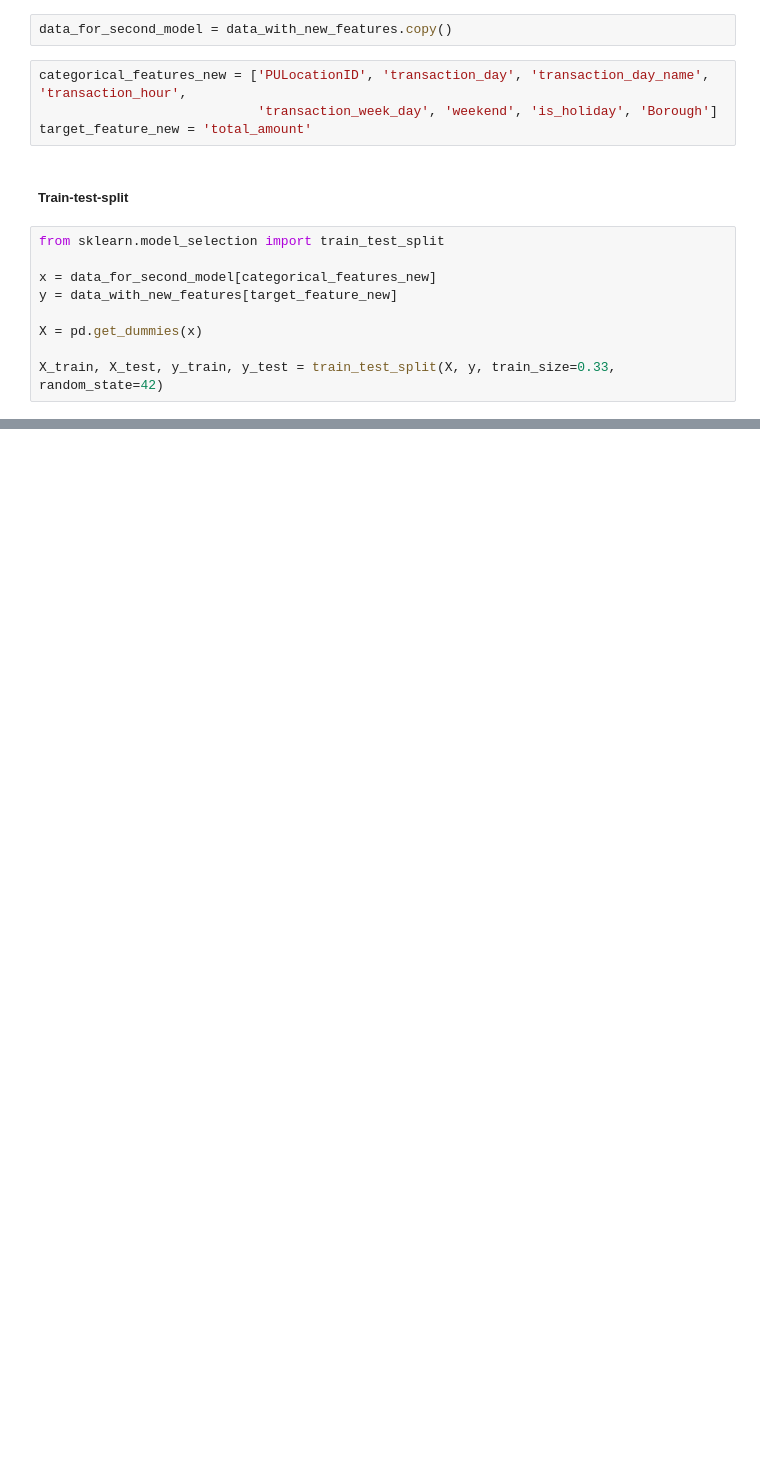
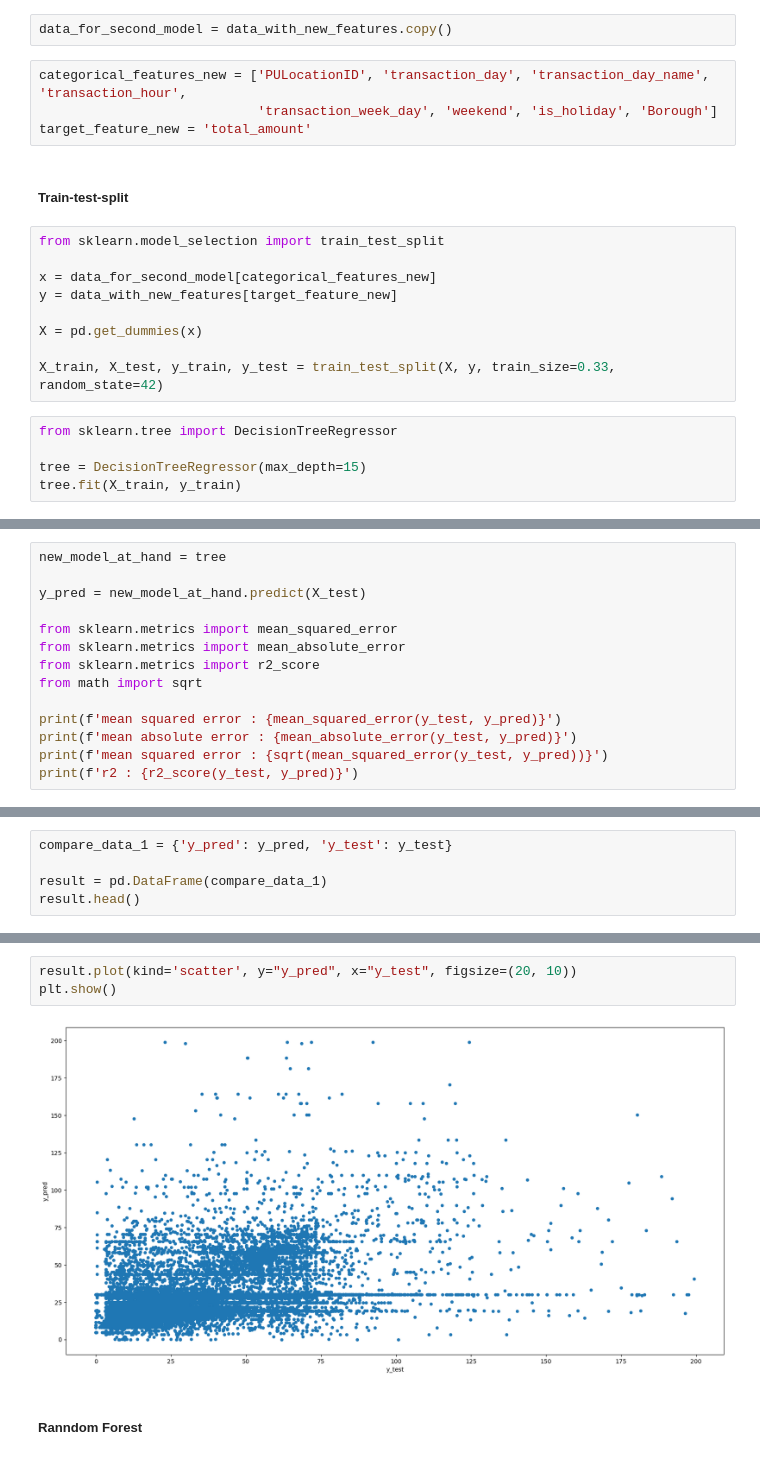
Before and after one commit to TinyHaitch/Taxi-Analysis, a Jupyter notebook: Untitled.ipynb, the cells around one changed output, grey strips where cells are left out. Saved outputs shown, nothing was run; the diff lists cells and outputs as text; blank space fills up the shorter version.

```diff
--- a/Untitled.ipynb
+++ b/Untitled.ipynb
@@ -556,3 +556,8 @@ y = data_with_new_features[target_feature_new]
 X = pd.get_dummies(x)
 
 X_train, X_test, y_train, y_test = train_test_split(X, y, train_size=0.33, random_state=42)
+# %%
+from sklearn.tree import DecisionTreeRegressor
+
+tree = DecisionTreeRegressor(max_depth=15)
+tree.fit(X_train, y_train)
@@ -558,0 +566,14 @@ X_train, X_test, y_train, y_test = train_test_split(X, y, train_size=0.33, rando
+# %%
+new_model_at_hand = tree
+
+y_pred = new_model_at_hand.predict(X_test)
+
+from sklearn.metrics import mean_squared_error
+from sklearn.metrics import mean_absolute_error
+from sklearn.metrics import r2_score
+from math import sqrt
+
+print(f'mean squared error : {mean_squared_error(y_test, y_pred)}')
+print(f'mean absolute error : {mean_absolute_error(y_test, y_pred)}')
+print(f'mean squared error : {sqrt(mean_squared_error(y_test, y_pred))}')
+print(f'r2 : {r2_score(y_test, y_pred)}')
@@ -558,0 +585,5 @@ X_train, X_test, y_train, y_test = train_test_split(X, y, train_size=0.33, rando
+# %%
+compare_data_1 = {'y_pred': y_pred, 'y_test': y_test}
+
+result = pd.DataFrame(compare_data_1)
+result.head()
@@ -558,0 +597,7 @@ X_train, X_test, y_train, y_test = train_test_split(X, y, train_size=0.33, rando
+# %%
+result.plot(kind='scatter', y="y_pred", x="y_test", figsize=(20, 10))
+plt.show()
+# %% [output]
+[figure, added]
+# %% [markdown]
+##### Ranndom Forest
```
Also changed, not shown: parts of 12 cells of this notebook.
